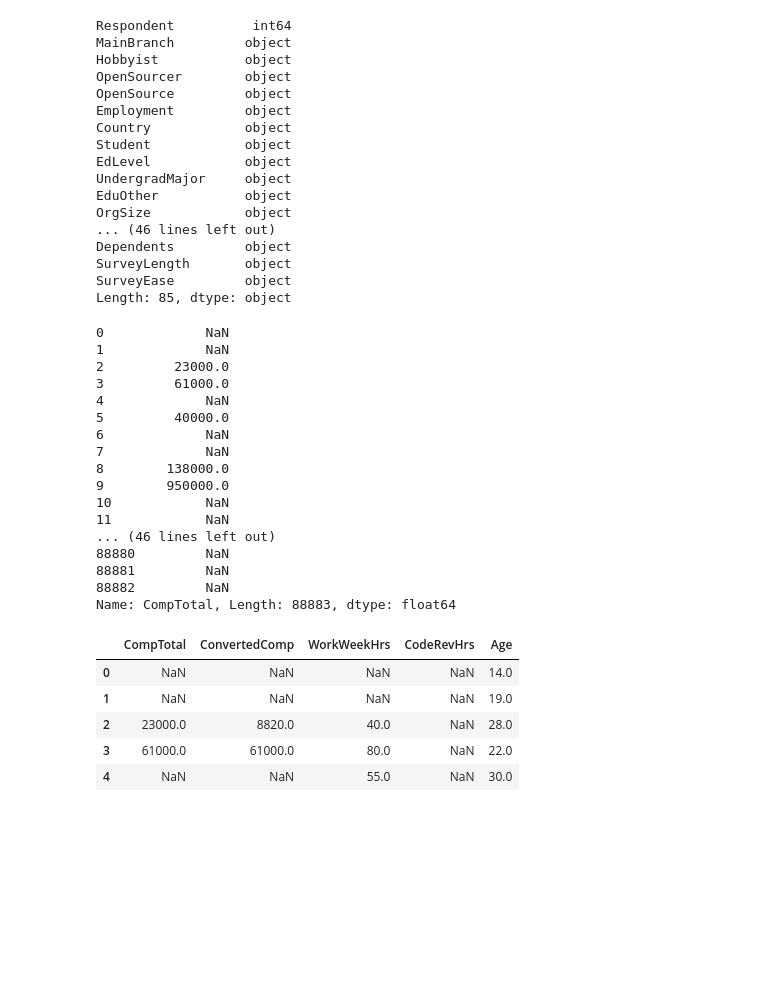
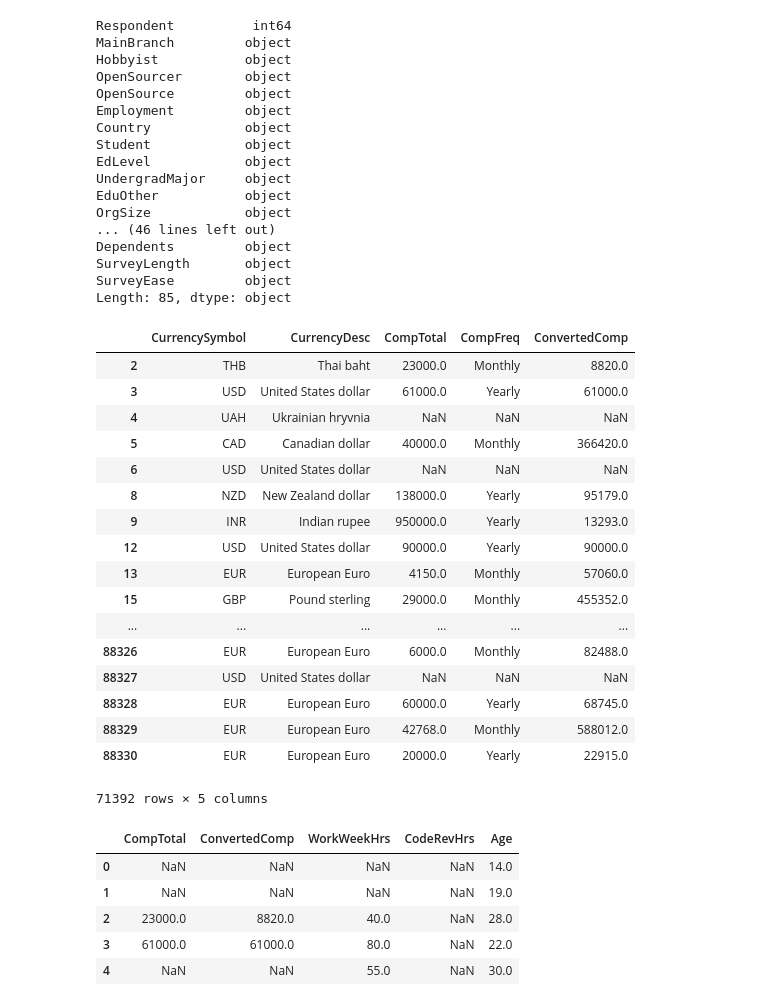
Before and after one commit to Lamasheg/stackoverflow_survey_2019, a Jupyter notebook: stackoverflow_survey.ipynb, the cells around one changed output. Drawn from its saved outputs; the diff is of its cells as text; code cells hidden in the pictures; blank space fills up the shorter version.

```diff
--- a/stackoverflow_survey.ipynb
+++ b/stackoverflow_survey.ipynb
@@ -66,26 +107,28 @@ Dependents         object
 SurveyLength       object
 SurveyEase         object
 Length: 85, dtype: object
-# %%
-sof['CompTotal']
-# %% [output]
-0             NaN
-1             NaN
-2         23000.0
-3         61000.0
-4             NaN
-5         40000.0
-6             NaN
-7             NaN
-8        138000.0
-9        950000.0
-10            NaN
-11            NaN
-... (46 lines left out)
-88880         NaN
-88881         NaN
-88882         NaN
-Name: CompTotal, Length: 88883, dtype: float64
+# %%
+# select compensation(salary) related field, we find that some
+sof[['CurrencySymbol', 'CurrencyDesc', 'CompTotal', 'CompFreq', 'ConvertedComp']].dropna(axis=0,how='all')
+# %% [output]
+|  | CurrencySymbol | CurrencyDesc | CompTotal | CompFreq | ConvertedComp |
+| 2 | THB | Thai baht | 23000.0 | Monthly | 8820.0 |
+| 3 | USD | United States dollar | 61000.0 | Yearly | 61000.0 |
+| 4 | UAH | Ukrainian hryvnia | NaN | NaN | NaN |
+| 5 | CAD | Canadian dollar | 40000.0 | Monthly | 366420.0 |
+| 6 | USD | United States dollar | NaN | NaN | NaN |
+| 8 | NZD | New Zealand dollar | 138000.0 | Yearly | 95179.0 |
+| 9 | INR | Indian rupee | 950000.0 | Yearly | 13293.0 |
+| 12 | USD | United States dollar | 90000.0 | Yearly | 90000.0 |
+| 13 | EUR | European Euro | 4150.0 | Monthly | 57060.0 |
+| 15 | GBP | Pound sterling | 29000.0 | Monthly | 455352.0 |
+| ... | ... | ... | ... | ... | ... |
+| 88326 | EUR | European Euro | 6000.0 | Monthly | 82488.0 |
+| 88327 | USD | United States dollar | NaN | NaN | NaN |
+| 88328 | EUR | European Euro | 60000.0 | Yearly | 68745.0 |
+| 88329 | EUR | European Euro | 42768.0 | Monthly | 588012.0 |
+| 88330 | EUR | European Euro | 20000.0 | Yearly | 22915.0 |
+71392 rows × 5 columns
 # %%
 num_df = sof.select_dtypes(include=['float64']).copy()
 num_df.head()
```
Also changed, not shown: parts of 23 cells of this notebook.
